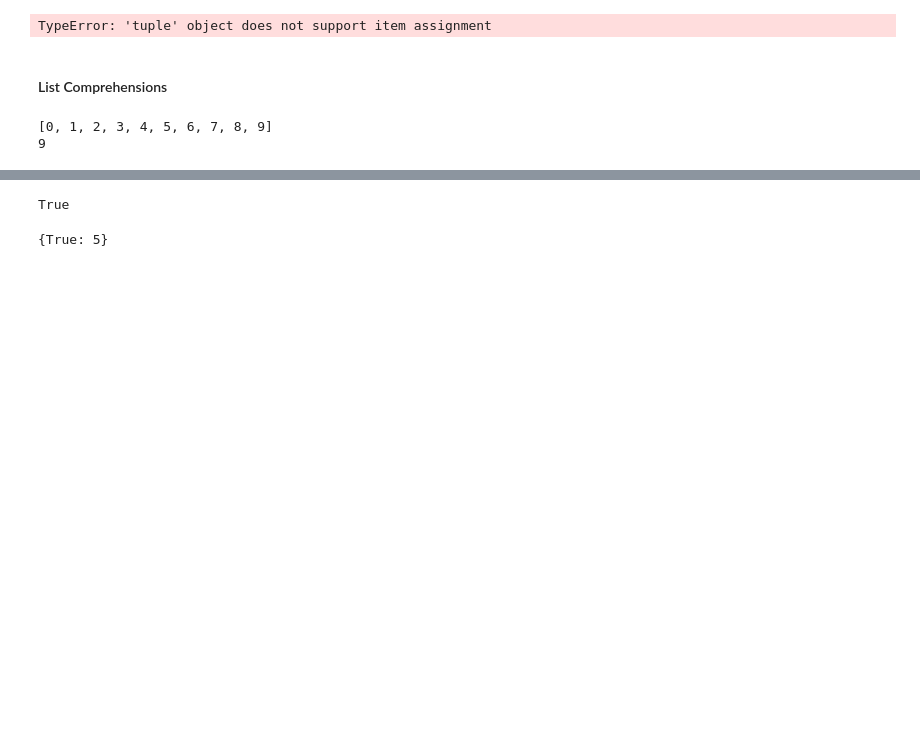
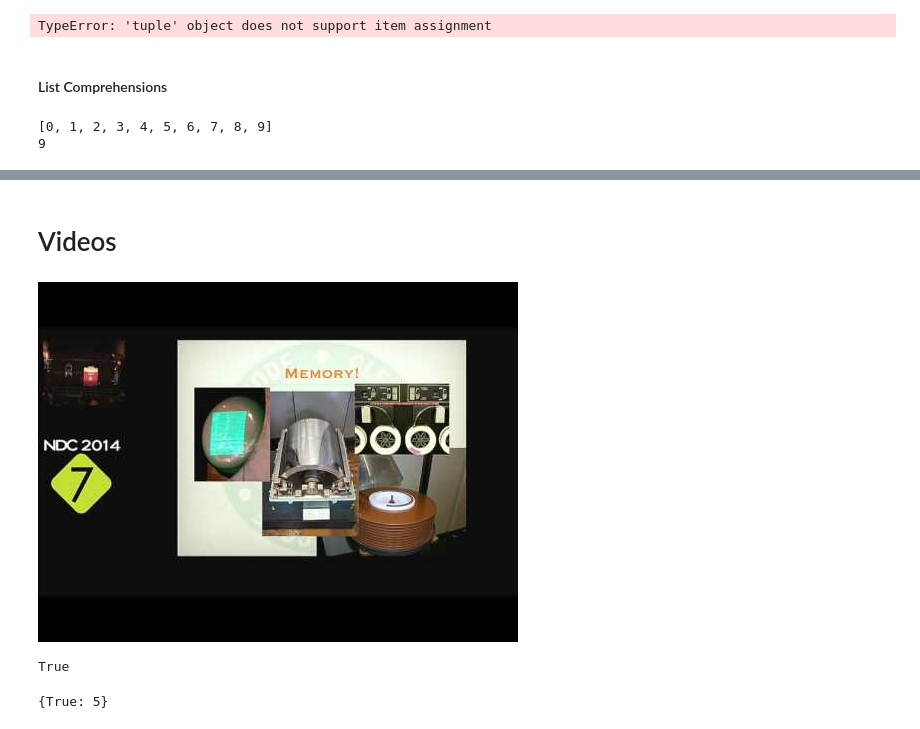
Before and after one commit to destinydesigner/python_course, a Jupyter notebook: python_course/lecture00/Python Course.ipynb, the cells around one changed output, grey strips where cells are left out. Drawn from its saved outputs; the diff is of its cells as text; code cells hidden in the pictures; blank space fills up the shorter version.

Commit message:
add references and videos

```diff
--- a/python_course/lecture00/Python Course.ipynb
+++ b/python_course/lecture00/Python Course.ipynb
@@ -219,3 +225,10 @@ print(x)
+# %% [markdown]
+# Videos
+# %%
+from IPython.display import YouTubeVideo
+YouTubeVideo('7Zlp9rKHGD4')
+# %% [output]
+[figure, added]
 # %%
 from decimal import Decimal
 True == 1 == 1+0j == 1.0 == Decimal("1")
```
Also changed, not shown: parts of 1 cell of this notebook, 5 other files.
